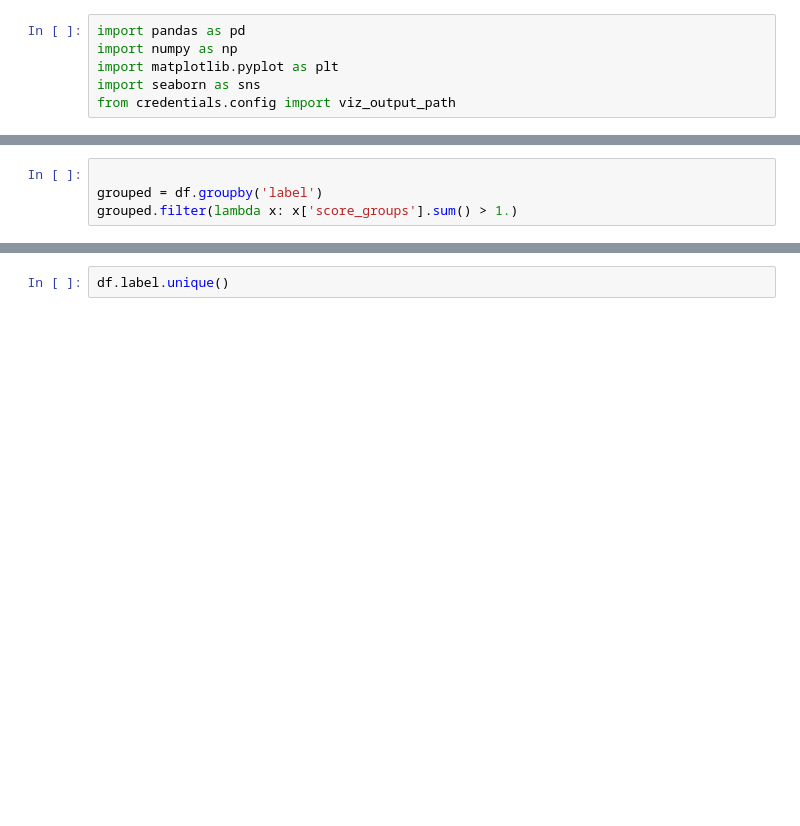
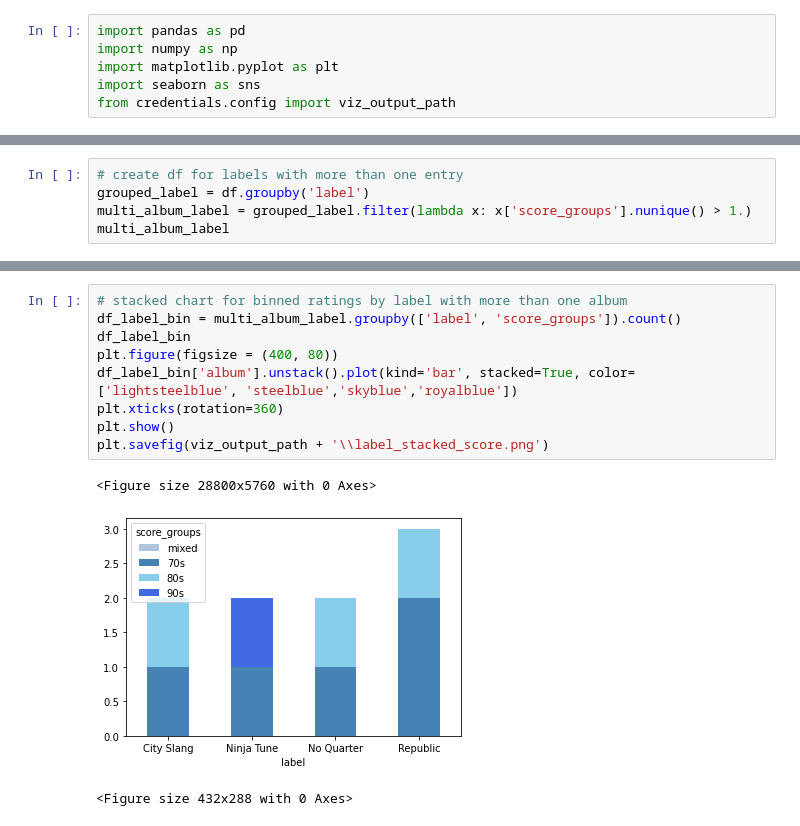
Before and after one commit to dorisep/meta_gui, a Jupyter notebook: apps/viz_notebook.ipynb, the cells around one changed output, grey strips where cells are left out. Drawn from its saved outputs; the diff is of its cells as text; blank space fills up the shorter version.

```diff
--- a/apps/viz_notebook.ipynb
+++ b/apps/viz_notebook.ipynb
@@ -105,6 +120,7 @@ Interscope    2
 Name: label, dtype: int64
 # %%
-
-grouped = df.groupby('label')
-grouped.filter(lambda x: x['score_groups'].sum() > 1.)
+# create df for labels with more than one entry
+grouped_label = df.groupby('label')
+multi_album_label = grouped_label.filter(lambda x: x['score_groups'].nunique() > 1.)
+multi_album_label
 # %% [output]
@@ -112,2 +137,13 @@ TypeError: Categorical cannot perform the operation sum
-# %%
-df.label.unique()
+# %%
+# stacked chart for binned ratings by label with more than one album
+df_label_bin = multi_album_label.groupby(['label', 'score_groups']).count()
+df_label_bin
+plt.figure(figsize = (400, 80))
+df_label_bin['album'].unstack().plot(kind='bar', stacked=True, color=['lightsteelblue', 'steelblue','skyblue','royalblue'])
+plt.xticks(rotation=360)
+plt.show()
+plt.savefig(viz_output_path + '\\label_stacked_score.png')
+# %% [output]
+<Figure size 28800x5760 with 0 Axes>
+[figure, added]
+<Figure size 432x288 with 0 Axes>
```
Also changed, not shown: parts of 17 cells of this notebook, 2 other files.
